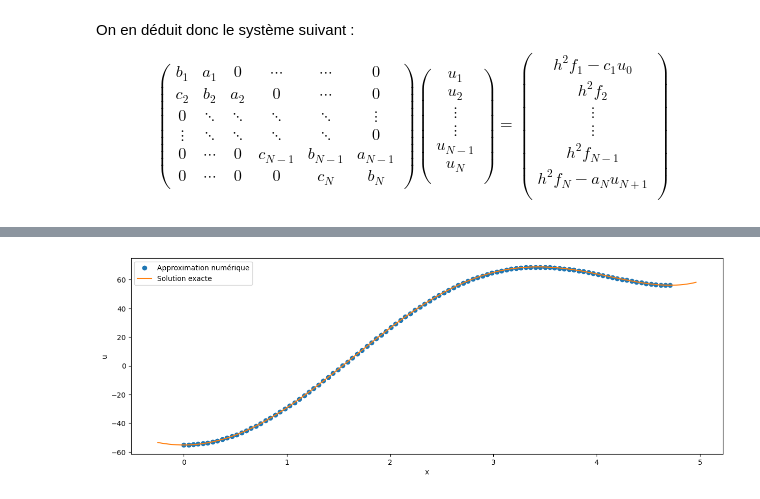
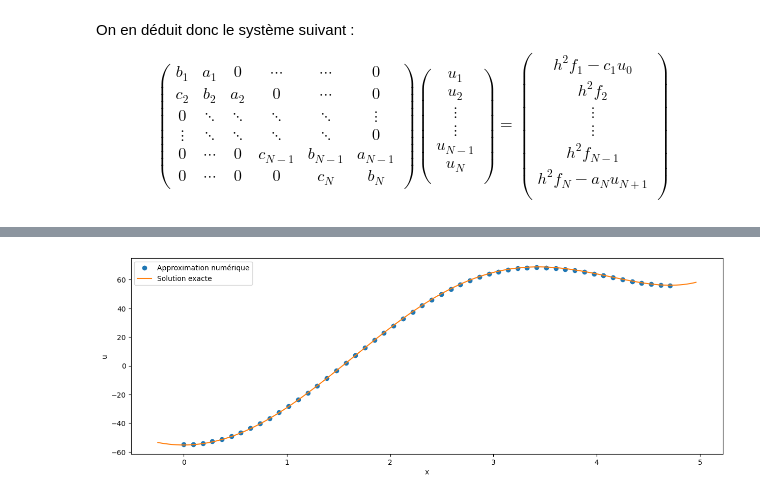
Before and after one commit to sablonl/LPHYS1303-Notebooks, a Jupyter notebook: BVP.ipynb, the cells around one changed output, grey strips where cells are left out. Cells and saved outputs as stored; diff of their text form; code cells hidden in the pictures.

```diff
--- a/BVP.ipynb
+++ b/BVP.ipynb
@@ -61,7 +61,7 @@ import numpy as np
 import matplotlib.pyplot as plt
 ## Solution pour les conditions de Dirichelet
 u0, unp1 = 0.0, 0.0
-N = 100
+N = 15
 h = 1/(N+1) * 3.0*np.pi/2.0
 
 # Matrice tridiagonale creuse
@@ -75,7 +75,7 @@ for i in range(N):
         A_Dirichelet[i, i+1] = 1.0
 
 b_Dirichelet = np.zeros(N)
-for i in range(N-1):
+for i in range(N):
     b_Dirichelet[i] = h**2 * np.exp((i+1)*h)
 
 b_Dirichelet[0] -= u0
@@ -143,7 +143,7 @@ $$
 # %%
 # Solution pour les conditions de Neumann
 du0, dunp1 = 0.0, 0.0
-N = 100
+N = 50
 h = 1/(N+1) * 3.0*np.pi/2.0
 
 # Matrice tridiagonale creuse
@@ -161,34 +161,34 @@ A_Neumann[0, 1] = 4.0
 A_Neumann[-1, -2] = -4.0
 A_Neumann[0, 2] = -1.0
 A_Neumann[-1, -3] = 1.0
 
 b_Neumann = np.zeros(N+2)
-for i in range(N+1):
+for i in range(N+2):
     if i == 0 or i == N+1:
         continue
     b_Neumann[i] = h**2 * np.exp(i*h)
 
 b_Neumann[0] = 2*h*du0
 b_Neumann[-1] = 2*h*dunp1
 
 # Résolution du système linéaire
 u_Neumann = np.linalg.solve(A_Neumann, b_Neumann)
 x_Neumann = np.linspace(0, 3.0*np.pi/2.0, N+2) # N+2 because of the initial additional point
 
 # Solution exacte
 x_true = np.linspace(-0.25, 3.0*np.pi/2.0 + 0.25, 1000)
 u_true = 1/2 * (np.exp(x_true) + (-1+2*du0)* np.sin(x_true) - (np.exp(3*np.pi/2)-2*dunp1)*np.cos(x_true))
 
 # Plot
 fig, ax = plt.subplots(figsize=(15, 5))
 
 ax.plot(x_Neumann, u_Neumann, 'o', label='Approximation numérique')
 ax.plot(x_true, u_true, label='Solution exacte')
 ax.legend()
 ax.set_xlabel('x')
 ax.set_ylabel('u')
 plt.show()
 # %% [output]
-[figure, old version]
+[figure, new version]
 # %%
 %reset -f
```
Also changed, not shown: parts of 1 cell of this notebook.
